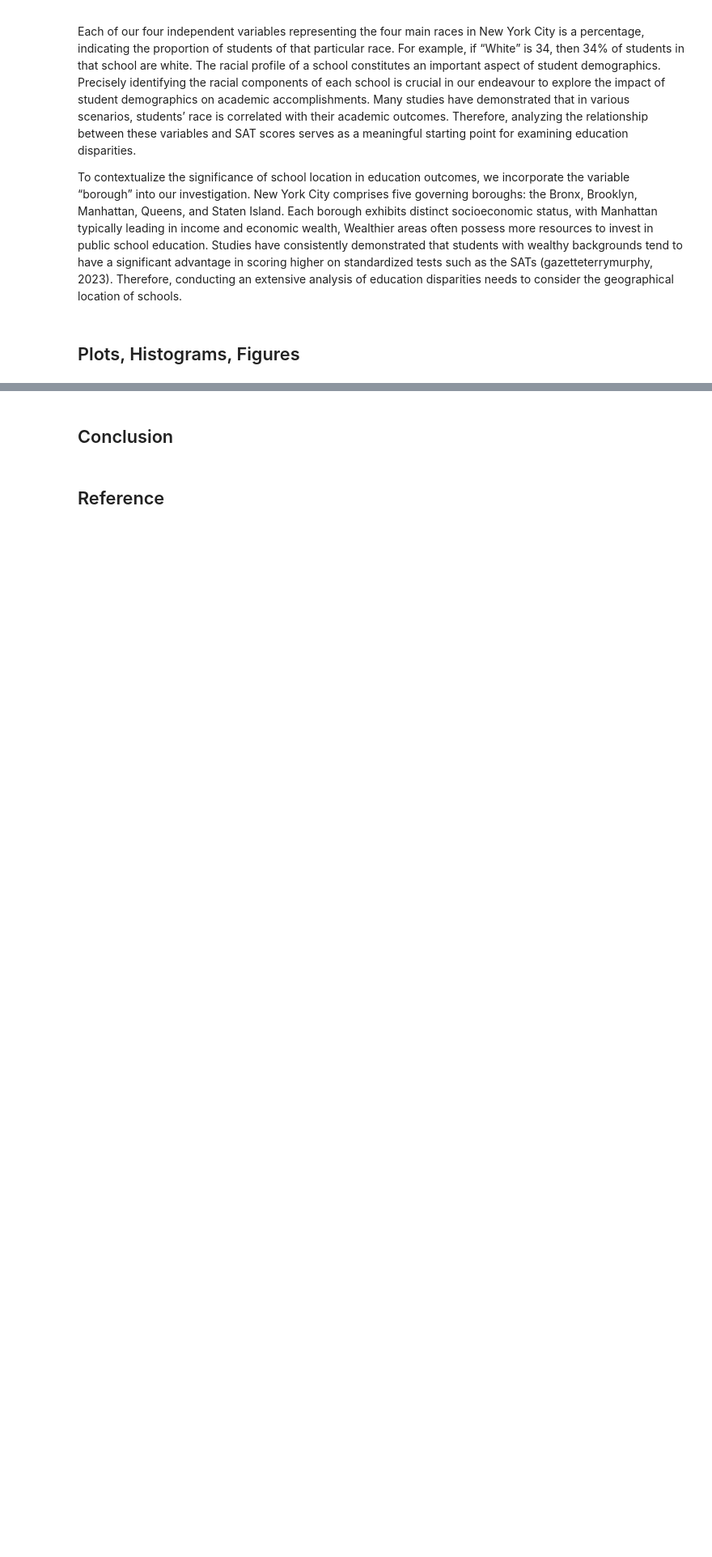
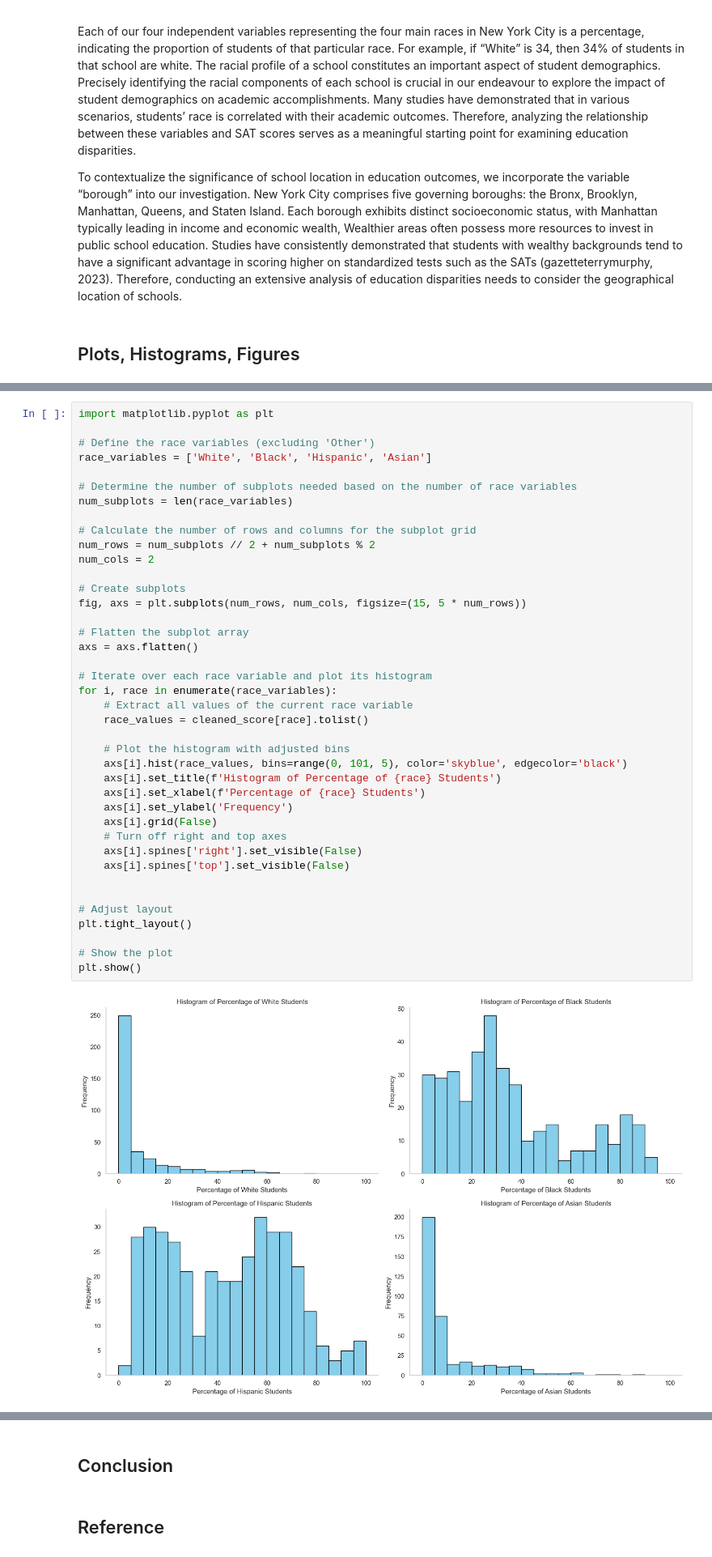
Before and after one commit to ECO225-W2024/project-one-code-hannahyu07, a Jupyter notebook: Project 1 Code.ipynb, the cells around one changed output, grey strips where cells are left out. Shown at 81% size. Cells and saved outputs as stored; diff of their text form; blank space fills up the shorter version.

```diff
--- a/Project 1 Code.ipynb
+++ b/Project 1 Code.ipynb
@@ -327,0 +237,42 @@ plt.show()
+# %%
+import matplotlib.pyplot as plt
+
+# Define the race variables (excluding 'Other')
+race_variables = ['White', 'Black', 'Hispanic', 'Asian']
+
+# Determine the number of subplots needed based on the number of race variables
+num_subplots = len(race_variables)
+
+# Calculate the number of rows and columns for the subplot grid
+num_rows = num_subplots // 2 + num_subplots % 2
+num_cols = 2
+
+# Create subplots
+fig, axs = plt.subplots(num_rows, num_cols, figsize=(15, 5 * num_rows))
+
+# Flatten the subplot array
+axs = axs.flatten()
+
+# Iterate over each race variable and plot its histogram
+for i, race in enumerate(race_variables):
+    # Extract all values of the current race variable
+    race_values = cleaned_score[race].tolist()
+
+    # Plot the histogram with adjusted bins
+    axs[i].hist(race_values, bins=range(0, 101, 5), color='skyblue', edgecolor='black')
+    axs[i].set_title(f'Histogram of Percentage of {race} Students')
+    axs[i].set_xlabel(f'Percentage of {race} Students')
+    axs[i].set_ylabel('Frequency')
+    axs[i].grid(False)
+    # Turn off right and top axes
+    axs[i].spines['right'].set_visible(False)
+    axs[i].spines['top'].set_visible(False)
+
+
+# Adjust layout
+plt.tight_layout()
+
+# Show the plot
+plt.show()
+# %% [output]
+[figure, added]
```
Also changed, not shown: parts of 30 cells of this notebook.
